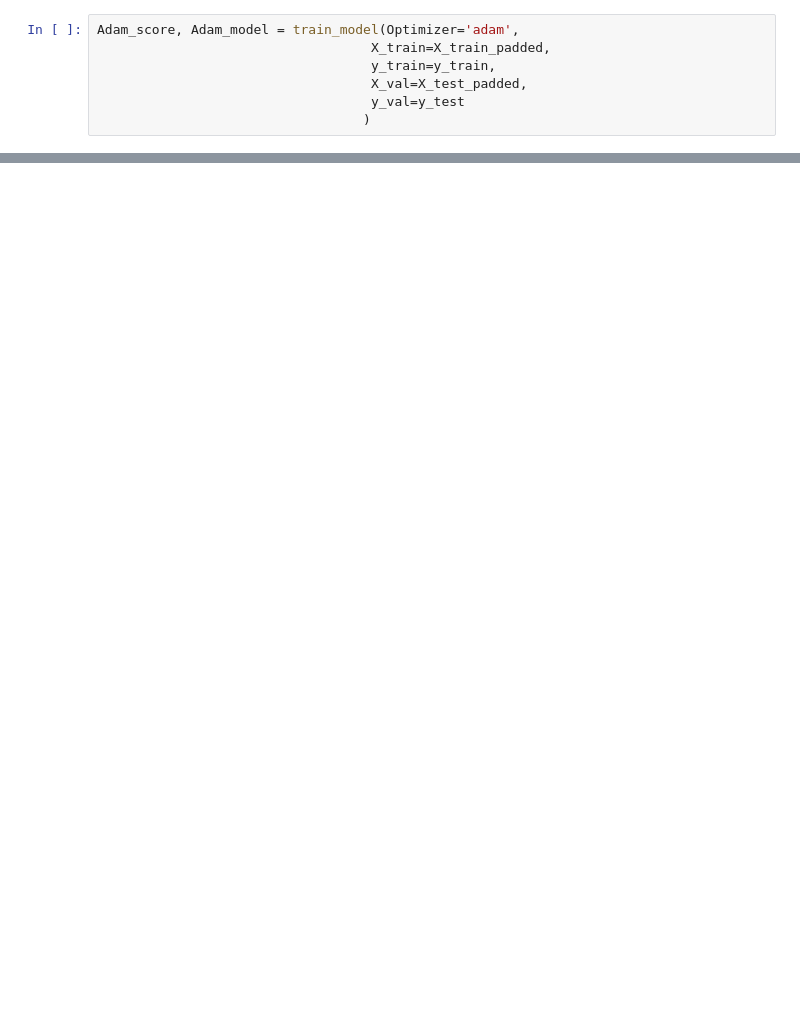
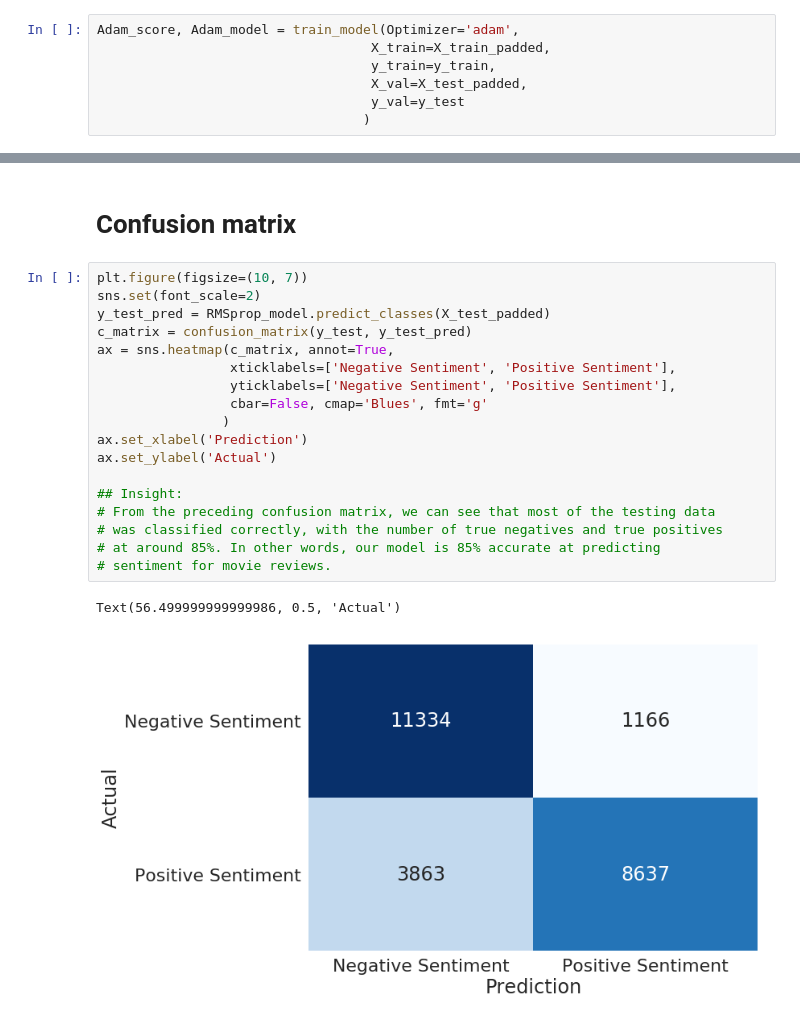
Before and after one commit to Rezwanul-Haque/neural_network_projects, a Jupyter notebook: sentiment_analysis/movie_reviews_using_LSTM/movie_reviews_using_lstm.ipynb, the cells around one changed output, grey strips where cells are left out. Drawn from its saved outputs; the diff is of its cells as text; blank space fills up the shorter version.

```diff
--- a/sentiment_analysis/movie_reviews_using_LSTM/movie_reviews_using_lstm.ipynb
+++ b/sentiment_analysis/movie_reviews_using_LSTM/movie_reviews_using_lstm.ipynb
@@ -236,0 +307,23 @@ Adam_score, Adam_model = train_model(Optimizer='adam',
+# %% [markdown]
+# Confusion matrix
+# %%
+plt.figure(figsize=(10, 7))
+sns.set(font_scale=2)
+y_test_pred = RMSprop_model.predict_classes(X_test_padded)
+c_matrix = confusion_matrix(y_test, y_test_pred)
+ax = sns.heatmap(c_matrix, annot=True,
+                 xticklabels=['Negative Sentiment', 'Positive Sentiment'],
+                 yticklabels=['Negative Sentiment', 'Positive Sentiment'],
+                 cbar=False, cmap='Blues', fmt='g'
+                )
+ax.set_xlabel('Prediction')
+ax.set_ylabel('Actual')
+
+## Insight:
+# From the preceding confusion matrix, we can see that most of the testing data
+# was classified correctly, with the number of true negatives and true positives
+# at around 85%. In other words, our model is 85% accurate at predicting
+# sentiment for movie reviews.
+# %% [output]
+Text(56.499999999999986, 0.5, 'Actual')
+[figure, added]
```
Also changed, not shown: parts of 7 cells of this notebook.
